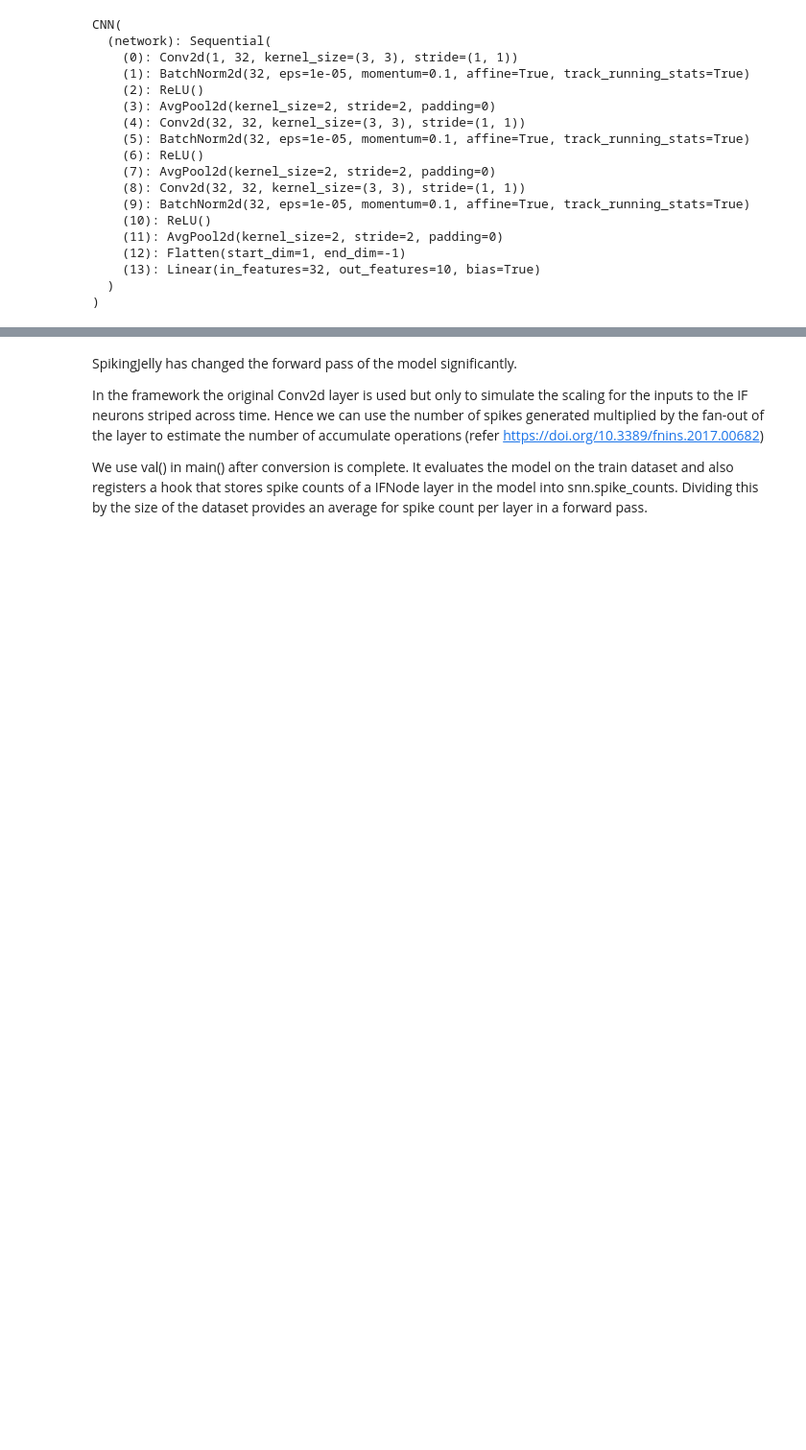
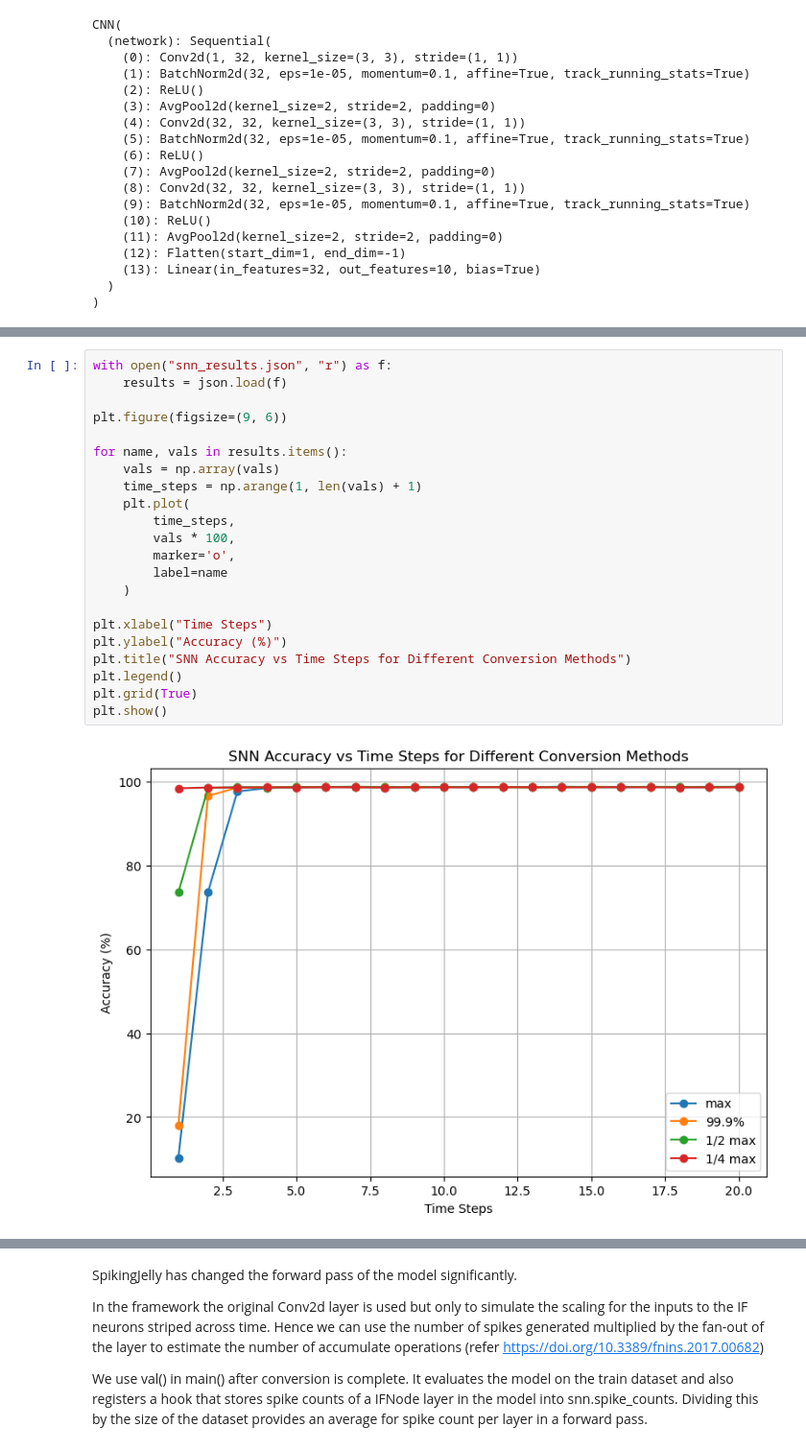
Before and after one commit to karunya08/CS6886_A3, a Jupyter notebook: Assignment 4 - Simulating a converted SNN.ipynb, the cells around one changed output, grey strips where cells are left out. Shown at 96% size. Cells and saved outputs as stored; diff of their text form; blank space fills up the shorter version.

```diff
--- a/Assignment 4 - Simulating a converted SNN.ipynb
+++ b/Assignment 4 - Simulating a converted SNN.ipynb
@@ -97,0 +252,24 @@ Now let us look at the converted model.
+# %%
+with open("snn_results.json", "r") as f:
+    results = json.load(f)
+
+plt.figure(figsize=(9, 6))
+
+for name, vals in results.items():
+    vals = np.array(vals)
+    time_steps = np.arange(1, len(vals) + 1)
+    plt.plot(
+        time_steps,
+        vals * 100,
+        marker='o',
+        label=name
+    )
+
+plt.xlabel("Time Steps")
+plt.ylabel("Accuracy (%)")
+plt.title("SNN Accuracy vs Time Steps for Different Conversion Methods")
+plt.legend()
+plt.grid(True)
+plt.show()
+# %% [output]
+[figure, added]
```
Also changed, not shown: parts of 38 cells of this notebook, 5 other files.
